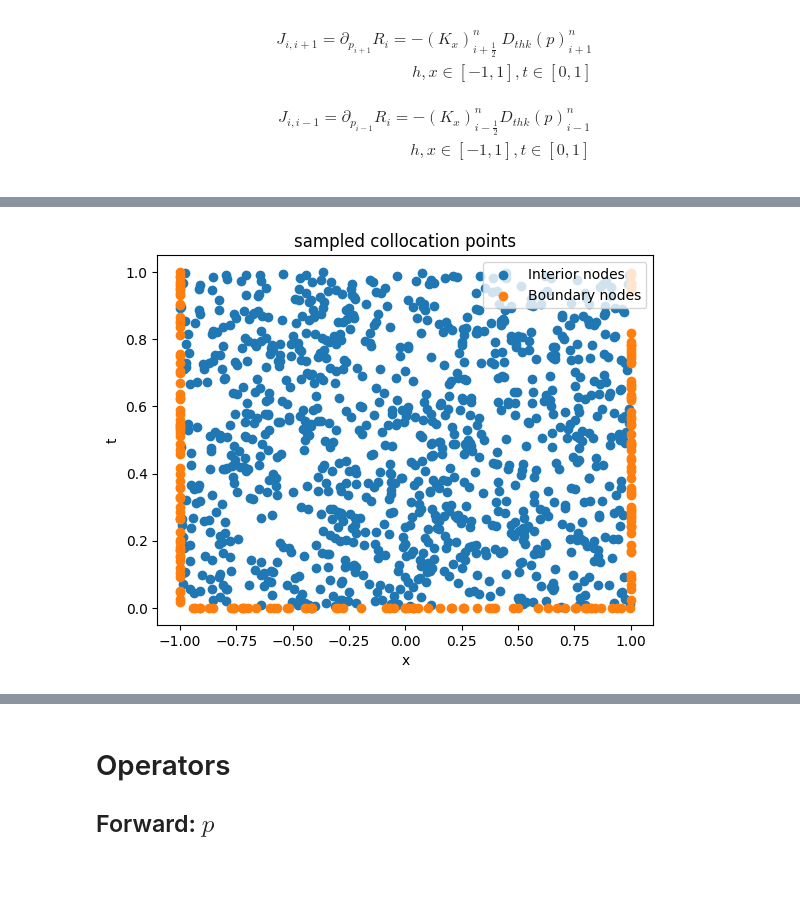
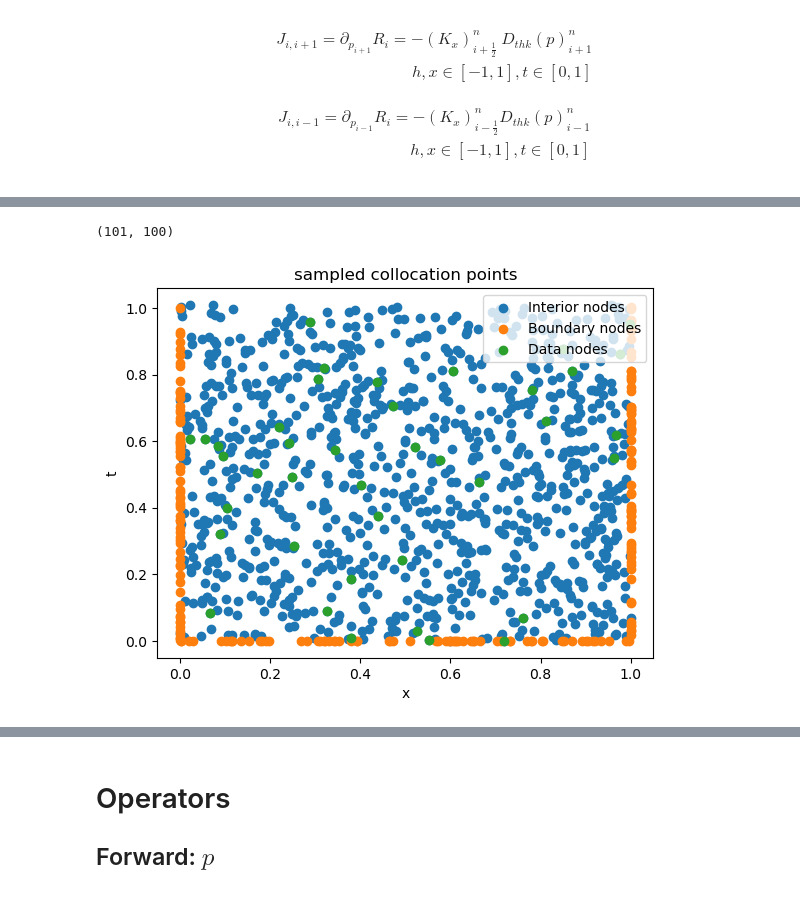
Before and after one commit to grmc1999/GP_PDE_NonLinSolver, a Jupyter notebook: notebooks/1phase_darcy.ipynb, the cells around one changed output, grey strips where cells are left out. Saved outputs shown, nothing was run; the diff lists cells and outputs as text; code cells hidden in the pictures.

```diff
--- a/notebooks/1phase_darcy.ipynb
+++ b/notebooks/1phase_darcy.ipynb
@@ -461,40 +464,53 @@ WARNING:2025-11-03 11:25:01,026:jax._src.xla_bridge:850: An NVIDIA GPU may be pr
+# %%
+#XXv.shape
+#YYv.shape
+ZZ_u.shape
+# %% [output]
+(101, 100)
 # %%
 # sampled collocation points
 
-def sample_points(N_domain, N_boundary):
+def sample_points(N_domain, N_boundary,N_data): # [t x]
     # interior nodes
-    X_domain = random.uniform(0, 1.0, (N_domain, 2))
-    X_domain[:,1] = 2*X_domain[:,1]-1
+    x_min = 0
+    x_max = 1
+    t_min = 0
+    t_max = 101*1e-2
+    X_domain = onp.random.uniform(x_min, x_max, (N_domain, 2))
+    X_domain[:,1] = X_domain[:,1]
+    X_domain[:,0] = t_max*(X_domain[:,0]/x_max)
     X_boundary = onp.zeros((N_boundary, 2))
 
     # generate random boundary points on the faces of the domain
 
     # bottom face
-    X_boundary[:int(N_boundary/3), 1] = random.uniform(-1.0, 1.0, int(N_boundary/3))
+    X_boundary[:int(N_boundary/3), 1] = onp.random.uniform(x_min, x_max, int(N_boundary/3))
     # right face
-    X_boundary[int(N_boundary/3):2*int(N_boundary/3), 0] = random.uniform(0.0, 1.0, int(N_boundary/3))
-    X_boundary[int(N_boundary/3):2*int(N_boundary/3), 1] = 1
+    X_boundary[int(N_boundary/3):2*int(N_boundary/3), 0] = onp.random.uniform(t_min, t_max, int(N_boundary/3))
+    X_boundary[int(N_boundary/3):2*int(N_boundary/3), 1] = x_max
     # left face
-    X_boundary[2*int(N_boundary/3):, 0] = random.uniform(0.0, 1.0, int(N_boundary/3))
-    X_boundary[2*int(N_boundary/3):, 1] = -1
+    X_boundary[2*int(N_boundary/3):, 0] = onp.random.uniform(t_min, t_max, int(N_boundary/3))
+    X_boundary[2*int(N_boundary/3):, 1] = x_min
+    data_index = onp.array(range(N_data))
 
-    return X_domain, X_boundary
+    return X_domain.astype(float), X_boundary.astype(float), data_index
 
 N_domain_tot = 1000
 N_boundary_tot = 201
-
-X_domain_tot, X_boundary_tot = sample_points(N_domain_tot, N_boundary_tot) # [M 2] [dM 2]
+N_data_tot = 40
+X_domain_tot, X_boundary_tot, data_index_tot = sample_points(N_domain_tot, N_boundary_tot,N_data_tot) # [M 2] [dM 2]
 
 fig, ax = plt.subplots()
 ax.scatter(X_domain_tot[range(N_domain_tot), 1], X_domain_tot[range(N_domain_tot), 0], label='Interior nodes')
 ax.scatter(X_boundary_tot[range(N_boundary_tot), 1], X_boundary_tot[range(N_boundary_tot), 0], label='Boundary nodes')
+ax.scatter(X_domain_tot[data_index_tot, 1], X_domain_tot[data_index_tot, 0], label='Data nodes')
 ax.legend(loc="upper right")
 ax.set_xlabel('x')
 ax.set_ylabel('t')
 plt.title('sampled collocation points')
 plt.show()
 # %% [output]
-[figure, old version]
+[figure, new version]
 # %% [markdown]
 Now, let us define kernels / covariance functions that are used to solve the PDEs
 
```
Also changed, not shown: parts of 24 cells of this notebook.
